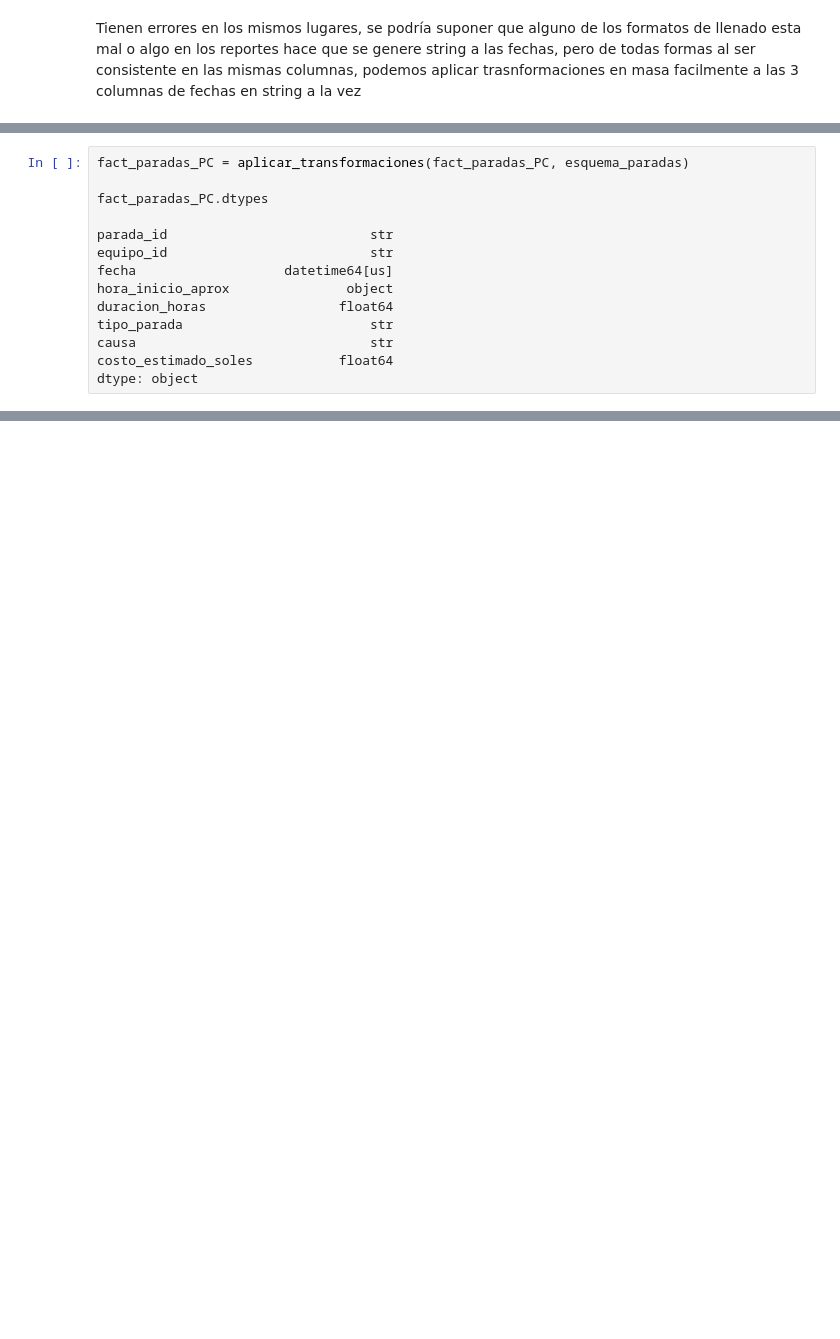
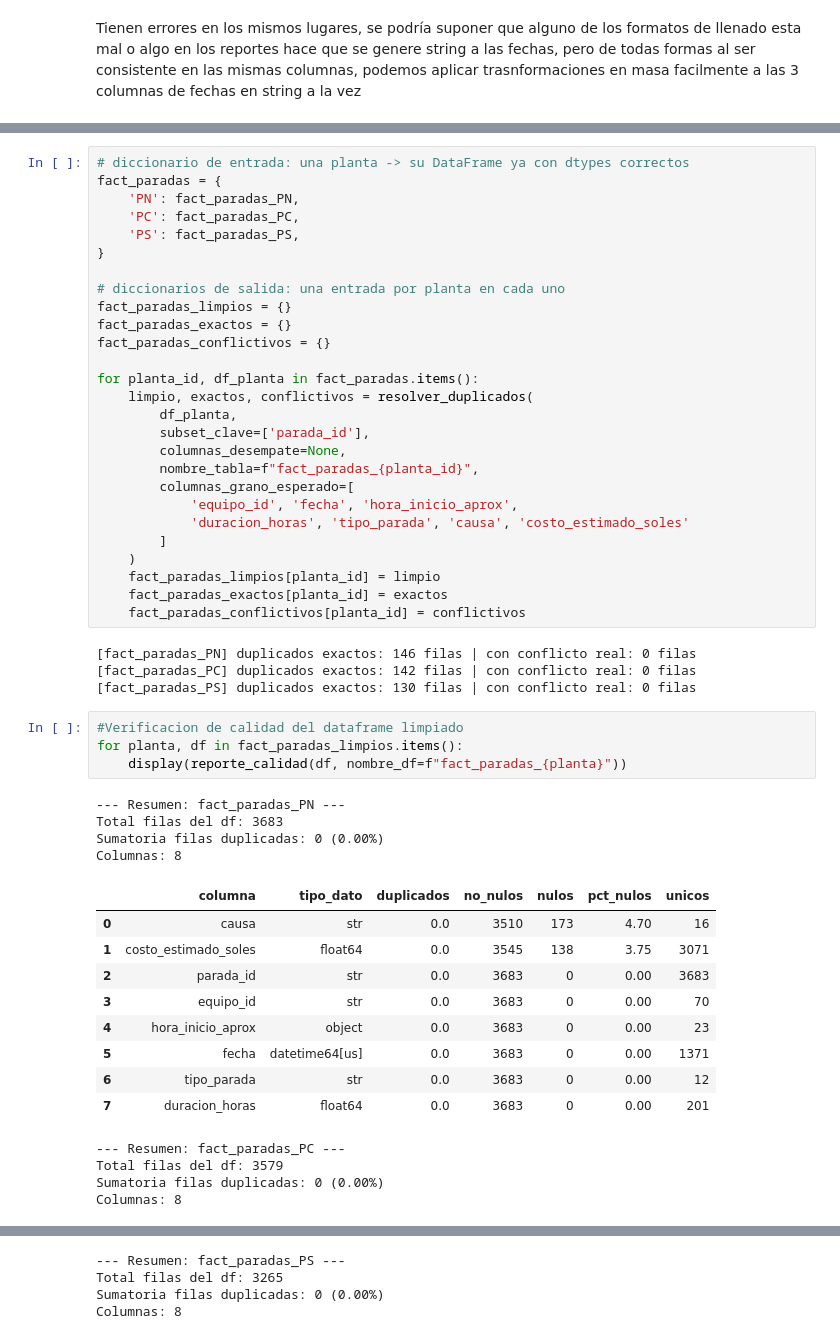
Before and after one commit to josue789a/Mineria-simulacion-v2, a Jupyter notebook: notebooks/Exploracion1.ipynb, the cells around one changed output, grey strips where cells are left out. Saved outputs shown, nothing was run; the diff lists cells and outputs as text; blank space fills up the shorter version.

```diff
--- a/notebooks/Exploracion1.ipynb
+++ b/notebooks/Exploracion1.ipynb
@@ -656,14 +547,0 @@ Index(['parada_id', 'equipo_id', 'fecha', 'hora_inicio_aprox',
-# %%
-fact_paradas_PC = aplicar_transformaciones(fact_paradas_PC, esquema_paradas)
-
-fact_paradas_PC.dtypes
-
-parada_id                          str
-equipo_id                          str
-fecha                   datetime64[us]
-hora_inicio_aprox               object
-duracion_horas                 float64
-tipo_parada                        str
-causa                              str
-costo_estimado_soles           float64
-dtype: object
@@ -681,0 +582,53 @@ dtype: object
+# %%
+# diccionario de entrada: una planta -> su DataFrame ya con dtypes correctos
+fact_paradas = {
+    'PN': fact_paradas_PN,
+    'PC': fact_paradas_PC,
+    'PS': fact_paradas_PS,
+}
+
+# diccionarios de salida: una entrada por planta en cada uno
+fact_paradas_limpios = {}
+fact_paradas_exactos = {}
+fact_paradas_conflictivos = {}
+
+for planta_id, df_planta in fact_paradas.items():
+    limpio, exactos, conflictivos = resolver_duplicados(
+        df_planta,
+        subset_clave=['parada_id'],
+        columnas_desempate=None,
+        nombre_tabla=f"fact_paradas_{planta_id}",
+        columnas_grano_esperado=[
+            'equipo_id', 'fecha', 'hora_inicio_aprox',
+            'duracion_horas', 'tipo_parada', 'causa', 'costo_estimado_soles'
+        ]
+    )
+    fact_paradas_limpios[planta_id] = limpio
+    fact_paradas_exactos[planta_id] = exactos
+    fact_paradas_conflictivos[planta_id] = conflictivos
+# %% [output]
+[fact_paradas_PN] duplicados exactos: 146 filas | con conflicto real: 0 filas
+[fact_paradas_PC] duplicados exactos: 142 filas | con conflicto real: 0 filas
+[fact_paradas_PS] duplicados exactos: 130 filas | con conflicto real: 0 filas
+# %%
+#Verificacion de calidad del dataframe limpiado
+for planta, df in fact_paradas_limpios.items():
+    display(reporte_calidad(df, nombre_df=f"fact_paradas_{planta}"))
+# %% [output]
+--- Resumen: fact_paradas_PN ---
+Total filas del df: 3683
+Sumatoria filas duplicadas: 0 (0.00%)
+Columnas: 8
+|  | columna | tipo_dato | duplicados | no_nulos | nulos | pct_nulos | unicos |
+| 0 | causa | str | 0.0 | 3510 | 173 | 4.70 | 16 |
+| 1 | costo_estimado_soles | float64 | 0.0 | 3545 | 138 | 3.75 | 3071 |
+| 2 | parada_id | str | 0.0 | 3683 | 0 | 0.00 | 3683 |
+| 3 | equipo_id | str | 0.0 | 3683 | 0 | 0.00 | 70 |
+| 4 | hora_inicio_aprox | object | 0.0 | 3683 | 0 | 0.00 | 23 |
+| 5 | fecha | datetime64[us] | 0.0 | 3683 | 0 | 0.00 | 1371 |
+| 6 | tipo_parada | str | 0.0 | 3683 | 0 | 0.00 | 12 |
+| 7 | duracion_horas | float64 | 0.0 | 3683 | 0 | 0.00 | 201 |
+--- Resumen: fact_paradas_PC ---
+Total filas del df: 3579
+Sumatoria filas duplicadas: 0 (0.00%)
+Columnas: 8
@@ -681,0 +644,4 @@ dtype: object
+--- Resumen: fact_paradas_PS ---
+Total filas del df: 3265
+Sumatoria filas duplicadas: 0 (0.00%)
+Columnas: 8
```
Also changed, not shown: parts of 18 cells of this notebook, 2 other files.
